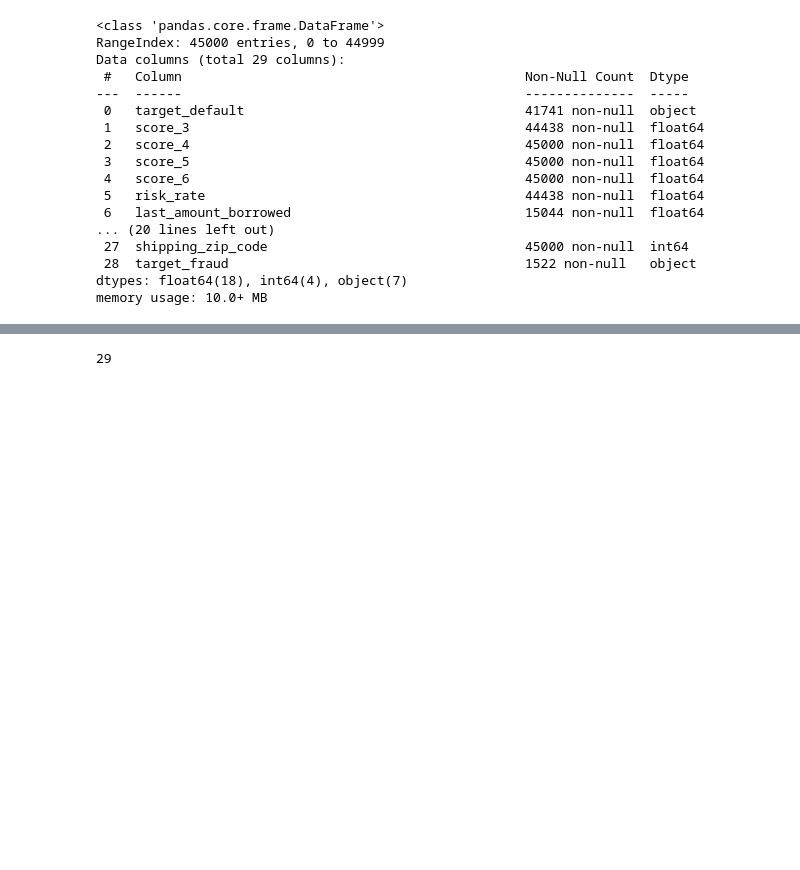
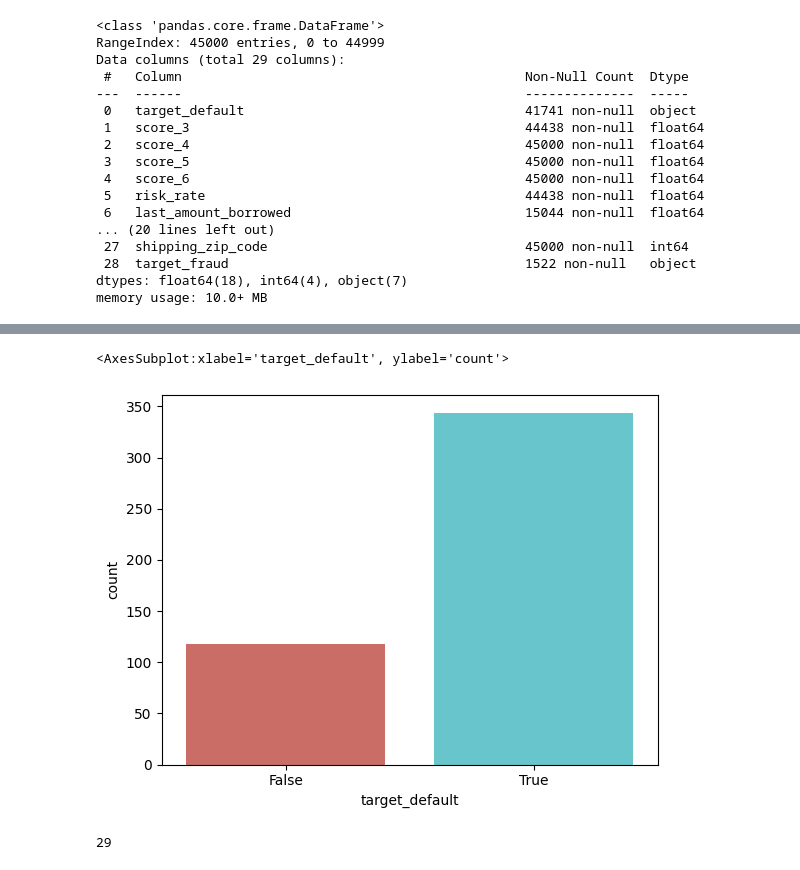
Before and after one commit to ghedin-alison/conceitos_ia, a Jupyter notebook: trabalho/din_din_agora.ipynb, the cells around one changed output, grey strips where cells are left out. Cells and saved outputs as stored; diff of their text form; code cells hidden in the pictures; blank space fills up the shorter version.

```diff
--- a/trabalho/din_din_agora.ipynb
+++ b/trabalho/din_din_agora.ipynb
@@ -239,3 +255,11 @@ memory usage: 10.0+ MB
+# %%
+bor_nn = clientes.loc[clientes.last_amount_borrowed.notnull()]
+bor_nn = bor_nn.loc[bor_nn.target_fraud.notnull()]
+# %%
+sn.countplot(x='target_default',data=bor_nn, palette='hls')
+# %% [output]
+<AxesSubplot:xlabel='target_default', ylabel='count'>
+[figure, added]
 # %%
 len(clientes.columns)
 # %% [output]
```
Also changed, not shown: parts of 5 cells of this notebook, 1 other file.
